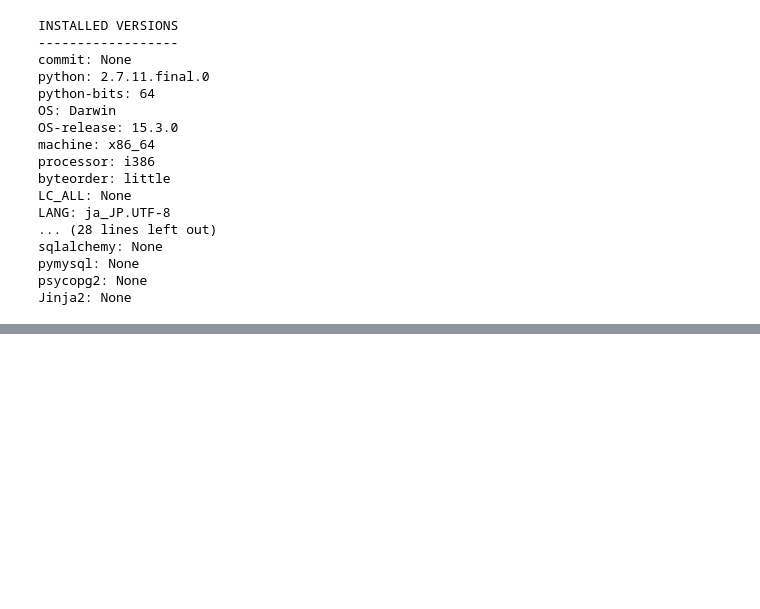
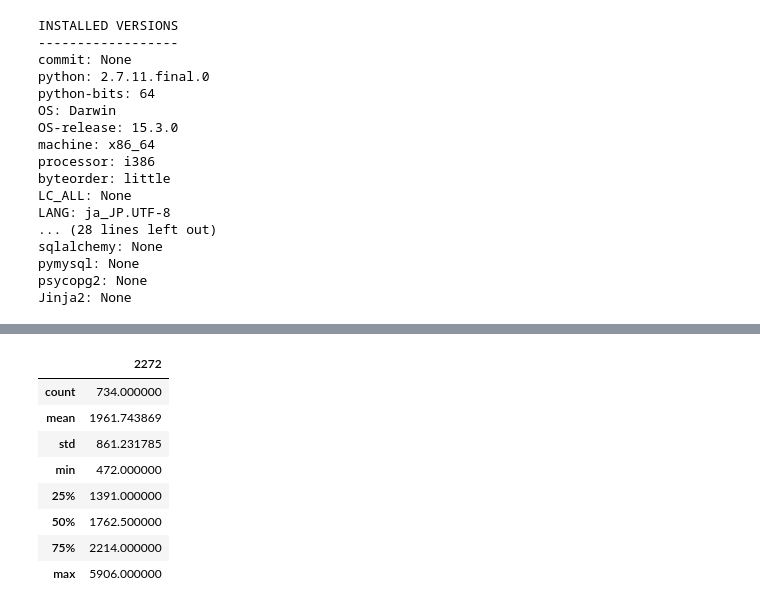
Before and after one commit to nut-jnlp/BuildingMachineLearningSystemsWithPython, a Jupyter notebook: ch00_tutorial/pandas_tutorial.ipynb, the cells around one changed output, grey strips where cells are left out. Saved outputs shown, nothing was run; the diff lists cells and outputs as text; code cells hidden in the pictures; blank space fills up the shorter version.

```diff
--- a/ch00_tutorial/pandas_tutorial.ipynb
+++ b/ch00_tutorial/pandas_tutorial.ipynb
@@ -34,0 +63,12 @@ Jinja2: None
+# %%
+df.describe()
+# %% [output]
+|  | 2272 |
+| count | 734.000000 |
+| mean | 1961.743869 |
+| std | 861.231785 |
+| min | 472.000000 |
+| 25% | 1391.000000 |
+| 50% | 1762.500000 |
+| 75% | 2214.000000 |
+| max | 5906.000000 |
```
Also changed, not shown: parts of 5 cells of this notebook.
